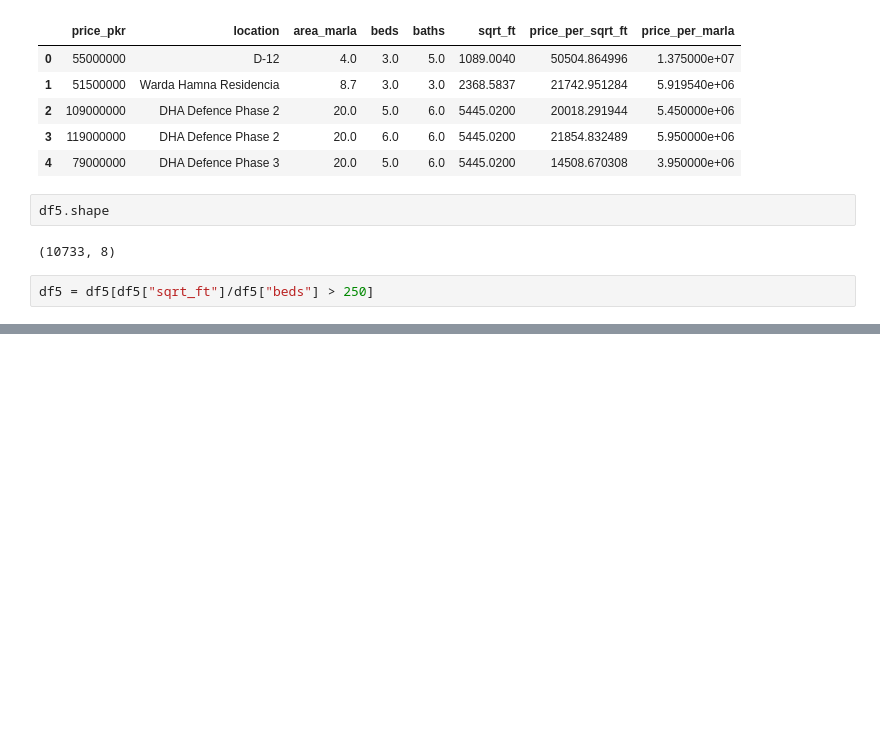
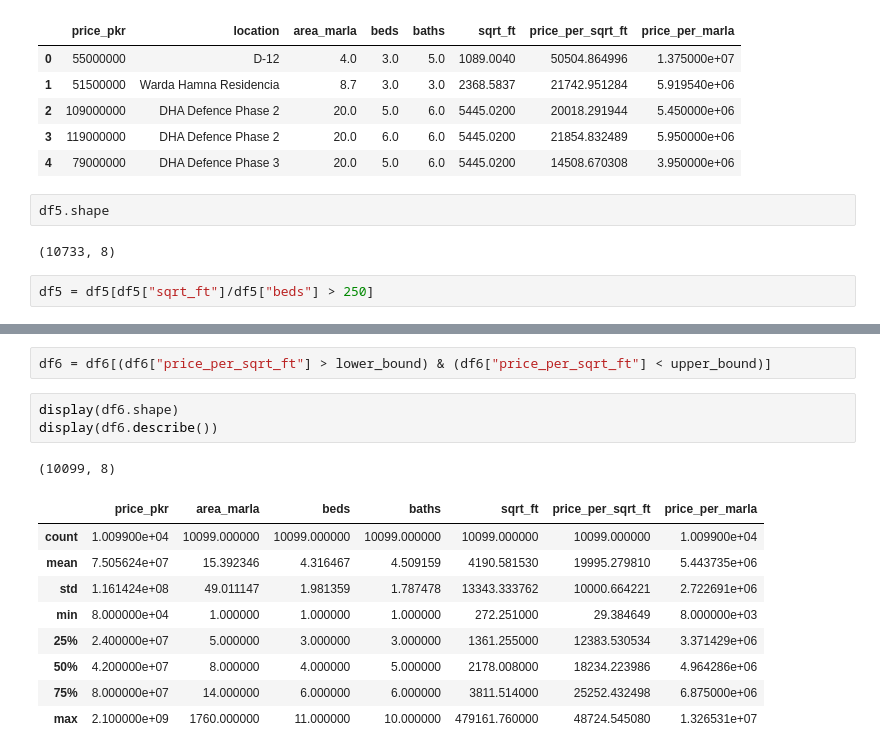
Before and after one commit to aliturab99/Islamabad_House_price_prediction_ML_Project, a Jupyter notebook: Zameen_com_Islamabad_Properties_Data_Science_Project.ipynb, the cells around one changed output, grey strips where cells are left out. Drawn from its saved outputs; the diff is of its cells as text; blank space fills up the shorter version.

```diff
--- a/Zameen_com_Islamabad_Properties_Data_Science_Project.ipynb
+++ b/Zameen_com_Islamabad_Properties_Data_Science_Project.ipynb
@@ -260,0 +295,16 @@ df5.shape
+# %%
+df6 = df6[(df6["price_per_sqrt_ft"] > lower_bound) & (df6["price_per_sqrt_ft"] < upper_bound)]
+# %%
+display(df6.shape)
+display(df6.describe())
+# %% [output]
+(10099, 8)
+|  | price_pkr | area_marla | beds | baths | sqrt_ft | price_per_sqrt_ft | price_per_marla |
+| count | 1.009900e+04 | 10099.000000 | 10099.000000 | 10099.000000 | 10099.000000 | 10099.000000 | 1.009900e+04 |
+| mean | 7.505624e+07 | 15.392346 | 4.316467 | 4.509159 | 4190.581530 | 19995.279810 | 5.443735e+06 |
+| std | 1.161424e+08 | 49.011147 | 1.981359 | 1.787478 | 13343.333762 | 10000.664221 | 2.722691e+06 |
+| min | 8.000000e+04 | 1.000000 | 1.000000 | 1.000000 | 272.251000 | 29.384649 | 8.000000e+03 |
+| 25% | 2.400000e+07 | 5.000000 | 3.000000 | 3.000000 | 1361.255000 | 12383.530534 | 3.371429e+06 |
+| 50% | 4.200000e+07 | 8.000000 | 4.000000 | 5.000000 | 2178.008000 | 18234.223986 | 4.964286e+06 |
+| 75% | 8.000000e+07 | 14.000000 | 6.000000 | 6.000000 | 3811.514000 | 25252.432498 | 6.875000e+06 |
+| max | 2.100000e+09 | 1760.000000 | 11.000000 | 10.000000 | 479161.760000 | 48724.545080 | 1.326531e+07 |
```
Also changed, not shown: parts of 4 cells of this notebook.
